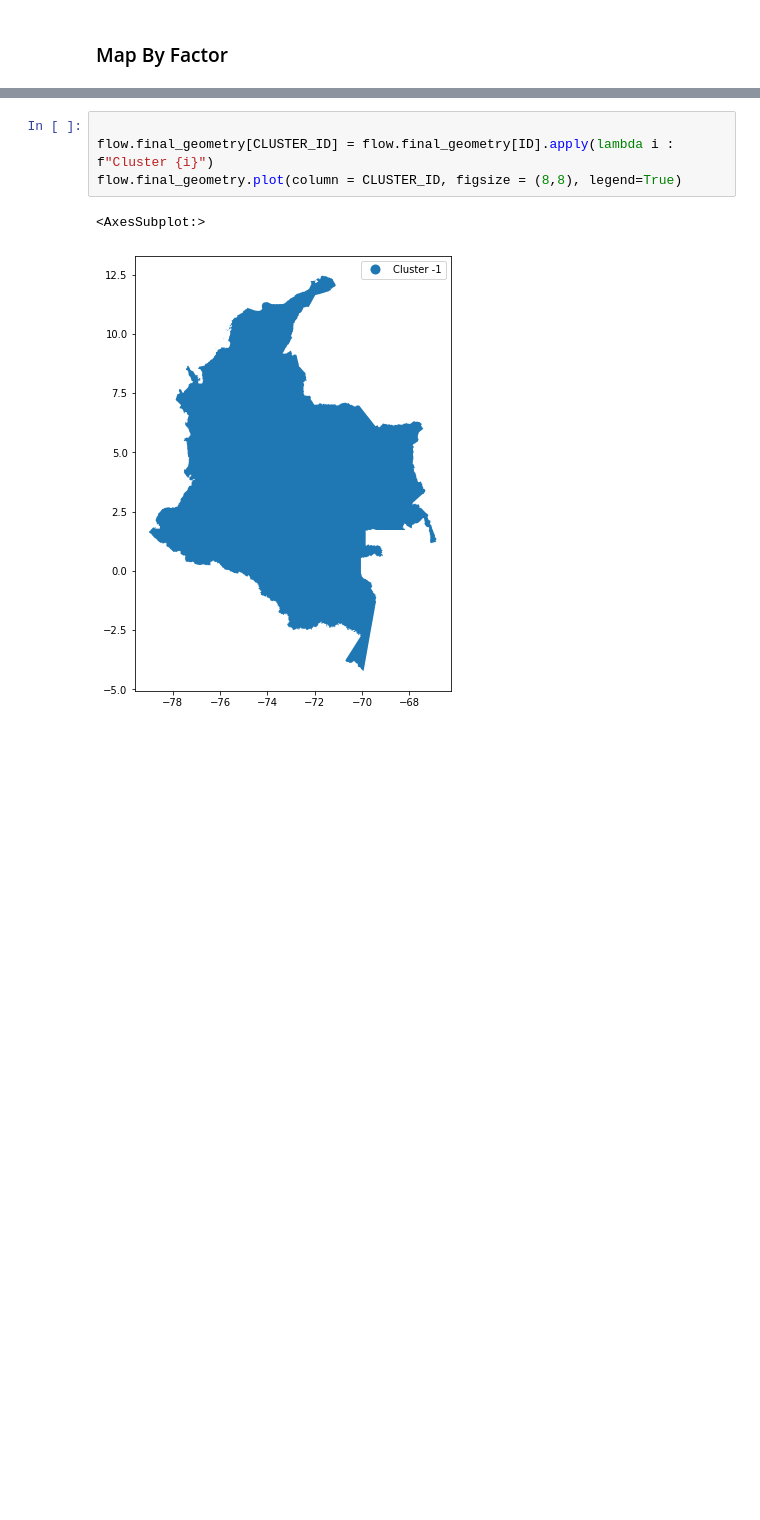
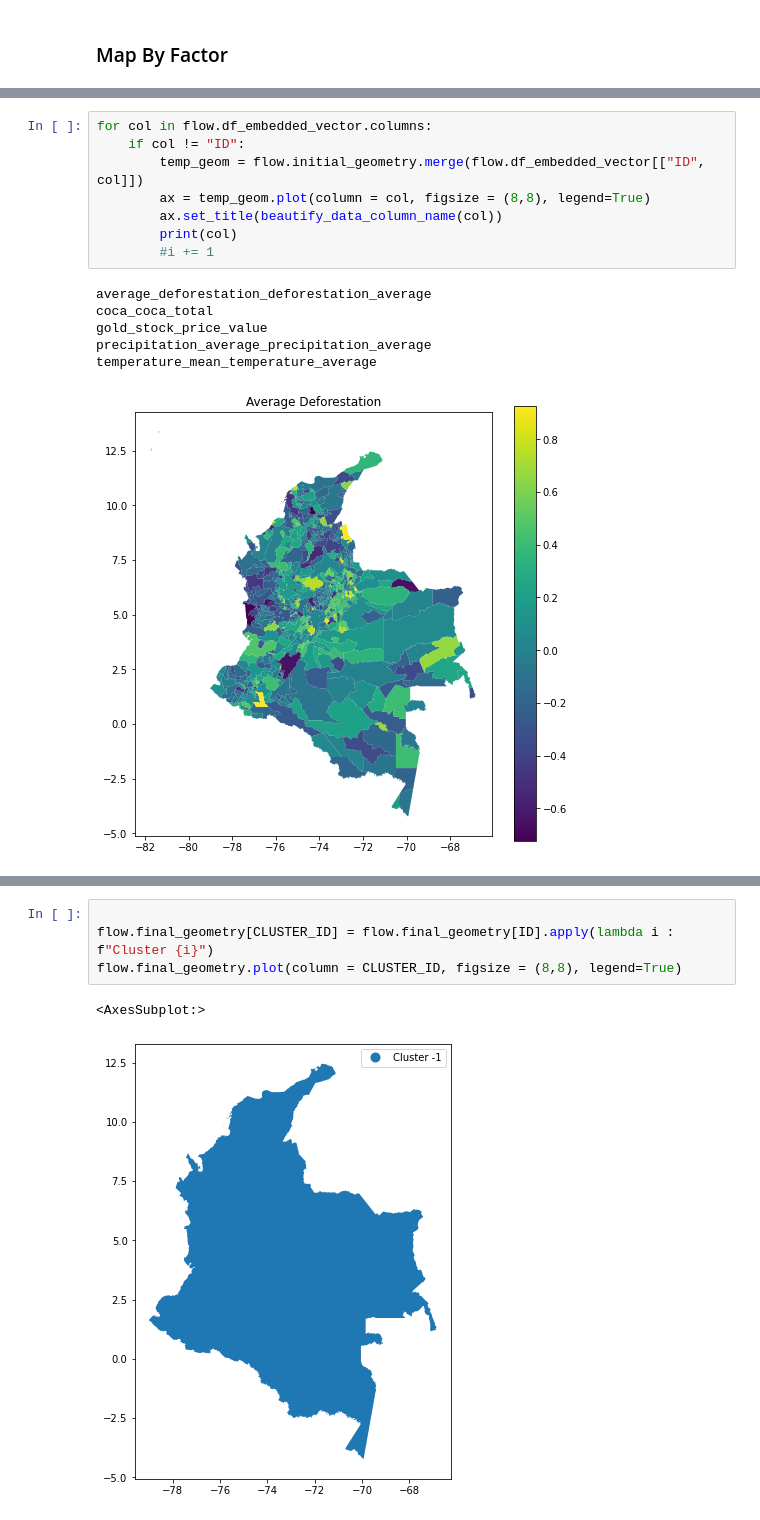
Before and after one commit to Data-Lama/pathogen_study_regions_generator, a Jupyter notebook: results/ExampleCompleteFlow.ipynb, the cells around one changed output, grey strips where cells are left out. Saved outputs shown, nothing was run; the diff lists cells and outputs as text; blank space fills up the shorter version.

```diff
--- a/results/ExampleCompleteFlow.ipynb
+++ b/results/ExampleCompleteFlow.ipynb
@@ -159,0 +173,15 @@ for col in flow.df_embedded_vector.columns:
+# %%
+for col in flow.df_embedded_vector.columns:
+    if col != "ID":
+        temp_geom = flow.initial_geometry.merge(flow.df_embedded_vector[["ID", col]])
+        ax = temp_geom.plot(column = col, figsize = (8,8), legend=True)
+        ax.set_title(beautify_data_column_name(col))
+        print(col)
+        #i += 1
+# %% [output]
+average_deforestation_deforestation_average
+coca_coca_total
+gold_stock_price_value
+precipitation_average_precipitation_average
+temperature_mean_temperature_average
+[figure, added]
```
Also changed, not shown: parts of 8 cells of this notebook, 2 other files.
